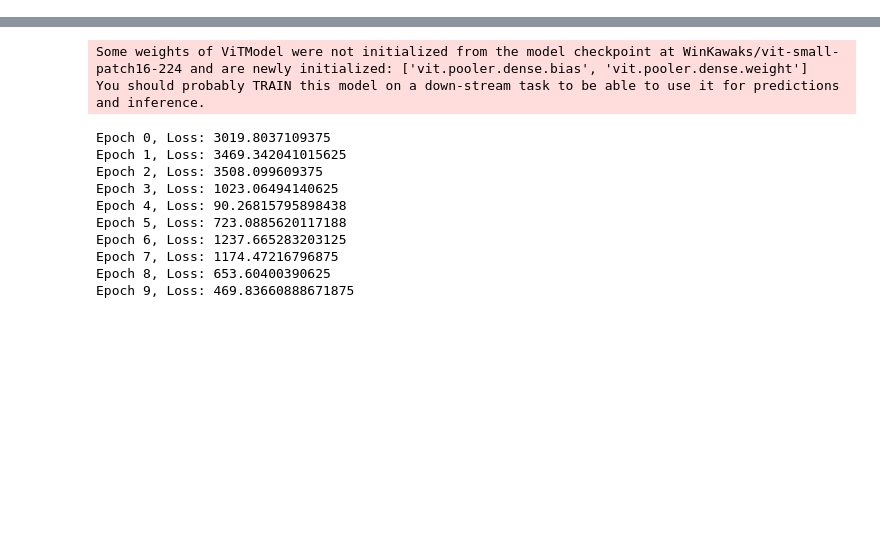
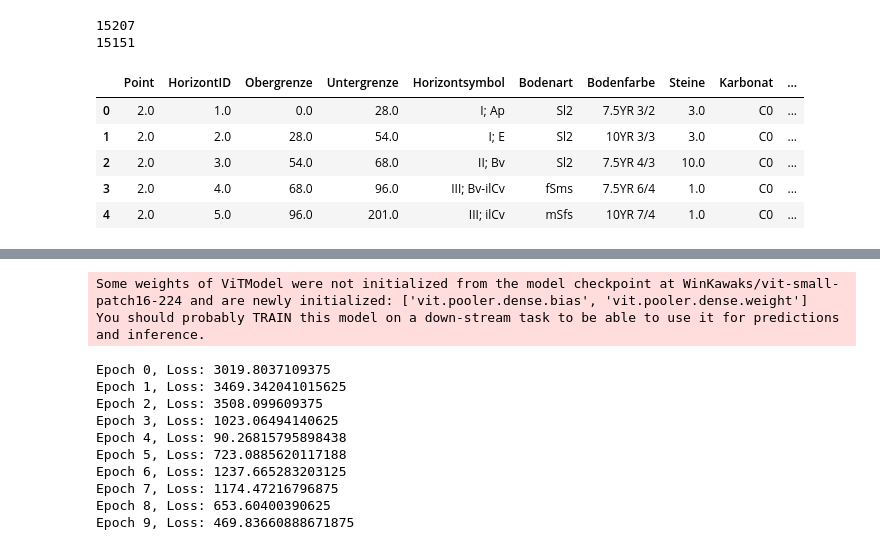
Before and after one commit to calgo-lab/BGR, a Jupyter notebook: notebooks/cv-scratchpad.ipynb, the cells around one changed output, grey strips where cells are left out. Cells and saved outputs as stored; diff of their text form; code cells hidden in the pictures; blank space fills up the shorter version.

```diff
--- a/notebooks/cv-scratchpad.ipynb
+++ b/notebooks/cv-scratchpad.ipynb
@@ -0,0 +15,23 @@
+# %%
+path_csv = "../data/BGR/data_horizons.csv"
+path_csv_annotator_ids = '../data/BGR/Kartierer_ID.csv'
+path_csv_locations = '../data/BGR/STANDORT.csv'
+#path_pictures = "/Users/felix/Library/CloudStorage/Dropbox/data/BGR-Data-Bodenhorizonte/Profilbilder/"
+path_pictures = "../data/BGR/Profilbilder/"
+path_images = "images"
+path_masks = "masks"
+# %%
+df = pd.read_csv(path_csv)
+print(len(df.index))
+df = df.dropna(subset=['Bodenart'])
+print(len(df.index))
+df.head()
+# %% [output]
+15207
+15151
+|  | Point | HorizontID | Obergrenze | Untergrenze | Horizontsymbol | Bodenart | Bodenfarbe | Steine | Karbonat | ... |
+| 0 | 2.0 | 1.0 | 0.0 | 28.0 | I; Ap | Sl2 | 7.5YR 3/2 | 3.0 | C0 | ... |
+| 1 | 2.0 | 2.0 | 28.0 | 54.0 | I; E | Sl2 | 10YR 3/3 | 3.0 | C0 | ... |
+| 2 | 2.0 | 3.0 | 54.0 | 68.0 | II; Bv | Sl2 | 7.5YR 4/3 | 10.0 | C0 | ... |
+| 3 | 2.0 | 4.0 | 68.0 | 96.0 | III; Bv-ilCv | fSms | 7.5YR 6/4 | 1.0 | C0 | ... |
+| 4 | 2.0 | 5.0 | 96.0 | 201.0 | III; ilCv | mSfs | 10YR 7/4 | 1.0 | C0 | ... |
```
Also changed, not shown: parts of 9 cells of this notebook.
